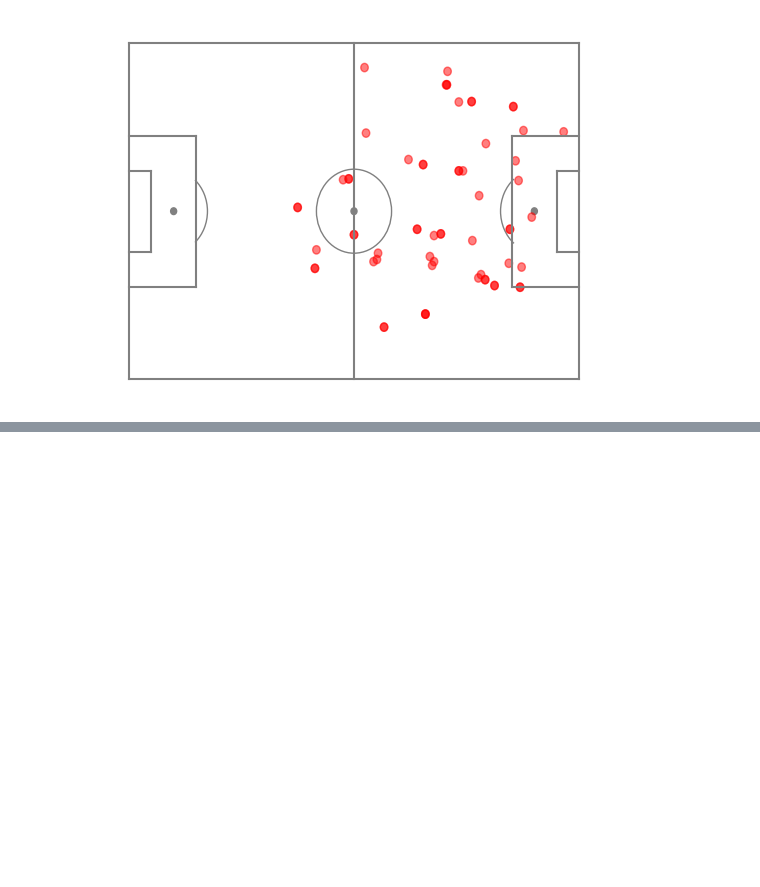
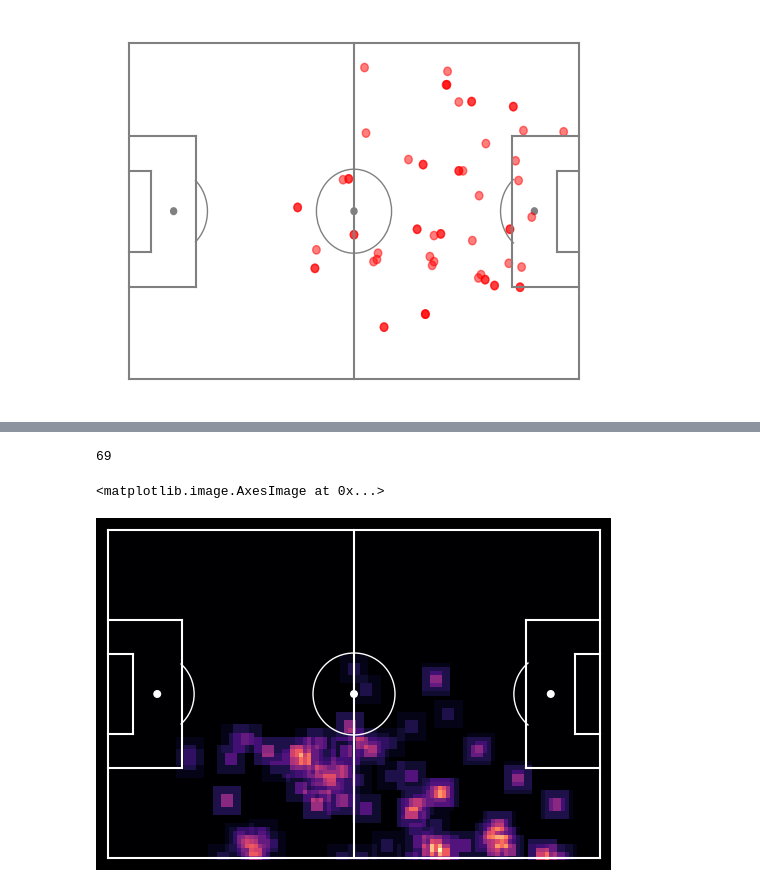
Before and after one commit to SeanHarrisQA/PythonLearning, a Jupyter notebook: ML/Football Event Data Using Python.ipynb, the cells around one changed output, grey strips where cells are left out. Cells and saved outputs as stored; diff of their text form; code cells hidden in the pictures; blank space fills up the shorter version.

```diff
--- a/ML/Football Event Data Using Python.ipynb
+++ b/ML/Football Event Data Using Python.ipynb
@@ -517,0 +536,15 @@ for i, touch in player_touches.iterrows():
+# %%
+bool = (we['player_name'] == 'Kyle Walker') & (we['location'].notnull()) & (we['period'] == 1)
+# %%
+player_touches = we[bool]
+# %%
+for i, touch in player_touches.iterrows():
+    x = np.round(touch['location'][0]).astype(int)
+    y = np.round(touch['location'][1]).astype(int)
+    heats[x-3:x+4, y-3:y+4] += 3
+    heats[x-1:x+2, y-1:y+2] += 6
+#     heats[x, y] += 2
+    #print(f"({x}, {y})")
+print(np.max(heats))
+# %% [output]
+69
@@ -517,0 +553,11 @@ for i, touch in player_touches.iterrows():
+# %%
+# Initalise the graph
+pitch_width = 120
+pitch_height = 80
+
+fig, ax = createPitch(pitch_width, pitch_height, 'yards', 'white')
+fig.set_facecolor('black')
+plt.imshow(np.transpose(heats), cmap='magma')
+# %% [output]
+<matplotlib.image.AxesImage at 0x...>
+[figure, added]
```
Also changed, not shown: parts of 22 cells of this notebook, 14 other files.
